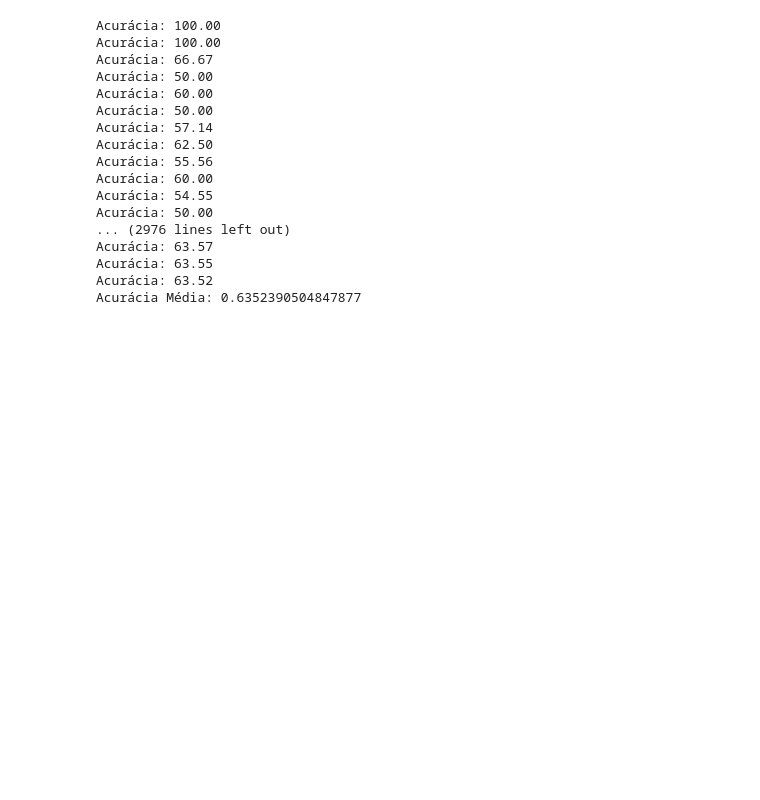
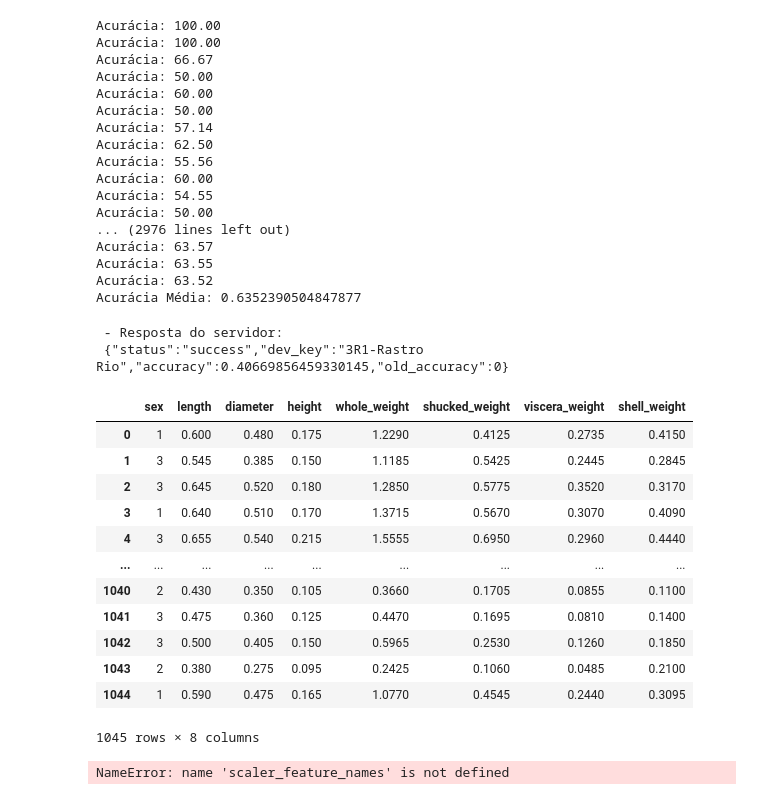
Before and after one commit to ecaf1/Abalone_Classification_Using_Machine_Learning, a Jupyter notebook: model_validation.ipynb, the cells around one changed output. Drawn from its saved outputs; the diff is of its cells as text; code cells hidden in the pictures; blank space fills up the shorter version.

Commit message:
Adiciona resquest para servidor de validação

```diff
--- a/model_validation.ipynb
+++ b/model_validation.ipynb
@@ -444,3 +438,46 @@ Acurácia: 63.57
 Acurácia: 63.55
 Acurácia: 63.52
 Acurácia Média: 0.6352390504847877
+# %%
+y_pred = svm_mode.predict(date_test)
+
+# Enviando previsões realizadas com o modelo para o servidor
+URL = "https://aydanomachado.com/mlclass/03_Validation.php"
+
+#TODO Substituir pela sua chave aqui
+DEV_KEY = "3R1-Rastro Rio"
+
+# json para ser enviado para o servidor
+data = {'dev_key':DEV_KEY,
+        'predictions':pd.Series(y_pred).to_json(orient='values')}
+
+# Enviando requisição e salvando o objeto resposta|
+r = requests.post(url = URL, data = data)
+
+# Extraindo e imprimindo o texto da resposta
+pastebin_url = r.text
+print(" - Resposta do servidor:\n", r.text, "\n")
+# %% [output]
+ - Resposta do servidor:
+ {"status":"success","dev_key":"3R1-Rastro Rio","accuracy":0.40669856459330145,"old_accuracy":0}
+# %%
+date_test
+# %% [output]
+|  | sex | length | diameter | height | whole_weight | shucked_weight | viscera_weight | shell_weight |
+| 0 | 1 | 0.600 | 0.480 | 0.175 | 1.2290 | 0.4125 | 0.2735 | 0.4150 |
+| 1 | 3 | 0.545 | 0.385 | 0.150 | 1.1185 | 0.5425 | 0.2445 | 0.2845 |
+| 2 | 3 | 0.645 | 0.520 | 0.180 | 1.2850 | 0.5775 | 0.3520 | 0.3170 |
+| 3 | 1 | 0.640 | 0.510 | 0.170 | 1.3715 | 0.5670 | 0.3070 | 0.4090 |
+| 4 | 3 | 0.655 | 0.540 | 0.215 | 1.5555 | 0.6950 | 0.2960 | 0.4440 |
+| ... | ... | ... | ... | ... | ... | ... | ... | ... |
+| 1040 | 2 | 0.430 | 0.350 | 0.105 | 0.3660 | 0.1705 | 0.0855 | 0.1100 |
+| 1041 | 3 | 0.475 | 0.360 | 0.125 | 0.4470 | 0.1695 | 0.0810 | 0.1400 |
+| 1042 | 3 | 0.500 | 0.405 | 0.150 | 0.5965 | 0.2530 | 0.1260 | 0.1850 |
+| 1043 | 2 | 0.380 | 0.275 | 0.095 | 0.2425 | 0.1060 | 0.0485 | 0.2100 |
+| 1044 | 1 | 0.590 | 0.475 | 0.165 | 1.0770 | 0.4545 | 0.2440 | 0.3095 |
+1045 rows × 8 columns
+# %%
+print("Colunas usadas para treinar o scaler:", scaler_feature_names)
+print("Colunas no conjunto de teste:", date_test.columns)
+# %% [output]
+NameError: name 'scaler_feature_names' is not defined
```
Also changed, not shown: parts of 14 cells of this notebook.
